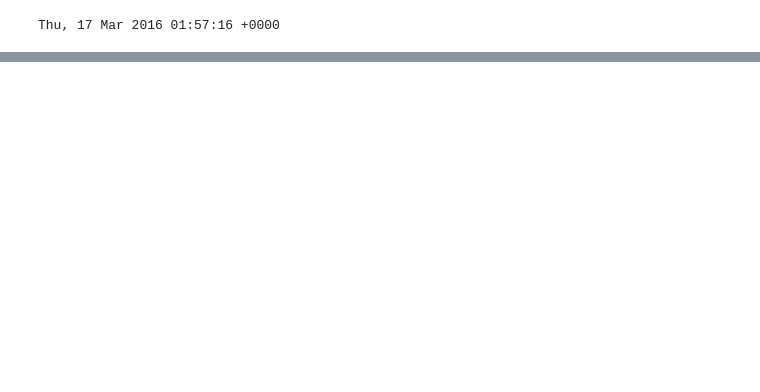
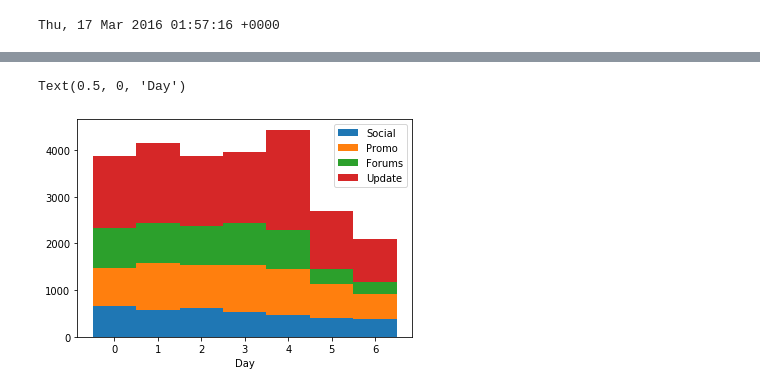
Before and after one commit to karjas/mailsort_project, a Jupyter notebook: scripts/Date extraction.ipynb, the cells around one changed output, grey strips where cells are left out. Cells and saved outputs as stored; diff of their text form; code cells hidden in the pictures; blank space fills up the shorter version.

```diff
--- a/scripts/Date extraction.ipynb
+++ b/scripts/Date extraction.ipynb
@@ -36,0 +110,14 @@ plt.savefig("time.png")
+# %%
+upd1 =list(compress(days1, lab == 0))
+sod1 =list(compress(days1, lab == 1))
+fod1 =list(compress(days1, lab == 2))
+prd1 =list(compress(days1, lab == 3))
+
+dbins = np.linspace(-0.5,6.5,8)
+
+plt.hist([sod1,prd1,fod1,upd1],bins = dbins, stacked=True)
+plt.legend(["Social", "Promo", "Forums", "Update"])
+plt.xlabel("Day")
+# %% [output]
+Text(0.5, 0, 'Day')
+[figure, added]
```
Also changed, not shown: parts of 9 cells of this notebook, 5 other files.
